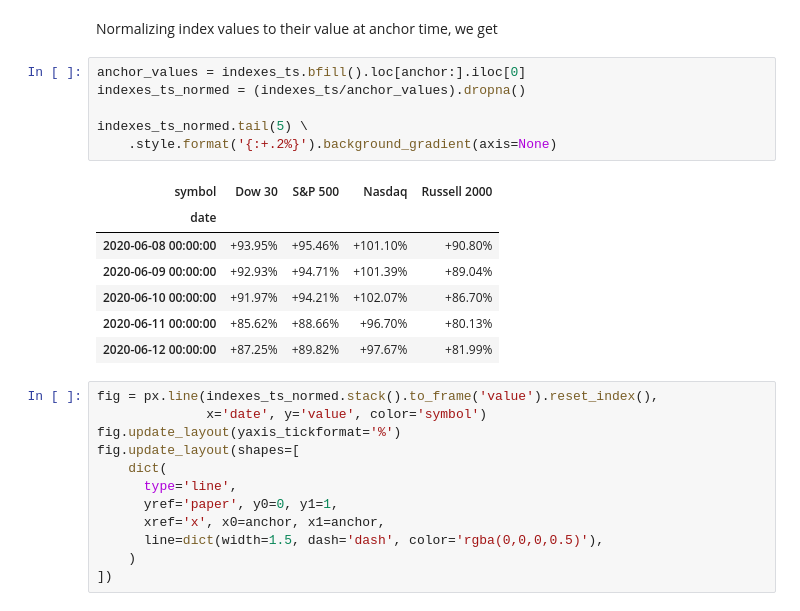
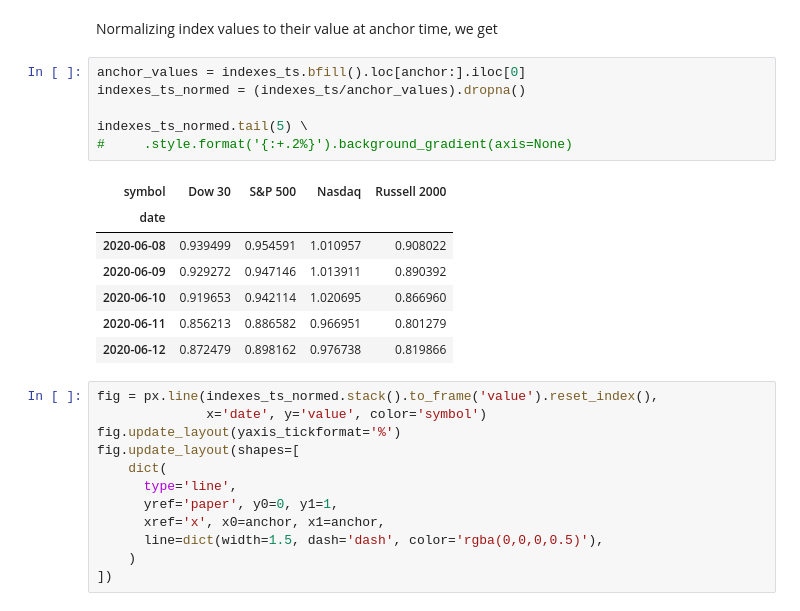
Before and after one commit to gialdetti/capon, a Jupyter notebook: examples/market_analysis/stock_indexes.ipynb, the cells around one changed output. Drawn from its saved outputs; the diff is of its cells as text.

```diff
--- a/examples/market_analysis/stock_indexes.ipynb
+++ b/examples/market_analysis/stock_indexes.ipynb
@@ -94,17 +94,17 @@ Normalizing index values to their value at anchor time, we get
 # %%
 anchor_values = indexes_ts.bfill().loc[anchor:].iloc[0]
 indexes_ts_normed = (indexes_ts/anchor_values).dropna()
 
 indexes_ts_normed.tail(5) \
-    .style.format('{:+.2%}').background_gradient(axis=None)
+#     .style.format('{:+.2%}').background_gradient(axis=None)
 # %% [output]
 | symbol | Dow 30 | S&P 500 | Nasdaq | Russell 2000 |
 | date |  |  |  |  |
-| 2020-06-08 00:00:00 | +93.95% | +95.46% | +101.10% | +90.80% |
-| 2020-06-09 00:00:00 | +92.93% | +94.71% | +101.39% | +89.04% |
-| 2020-06-10 00:00:00 | +91.97% | +94.21% | +102.07% | +86.70% |
-| 2020-06-11 00:00:00 | +85.62% | +88.66% | +96.70% | +80.13% |
-| 2020-06-12 00:00:00 | +87.25% | +89.82% | +97.67% | +81.99% |
+| 2020-06-08 | 0.939499 | 0.954591 | 1.010957 | 0.908022 |
+| 2020-06-09 | 0.929272 | 0.947146 | 1.013911 | 0.890392 |
+| 2020-06-10 | 0.919653 | 0.942114 | 1.020695 | 0.866960 |
+| 2020-06-11 | 0.856213 | 0.886582 | 0.966951 | 0.801279 |
+| 2020-06-12 | 0.872479 | 0.898162 | 0.976738 | 0.819866 |
 # %%
 fig = px.line(indexes_ts_normed.stack().to_frame('value').reset_index(),
               x='date', y='value', color='symbol')
```
Also changed, not shown: parts of 1 cell of this notebook, 7 other files.
